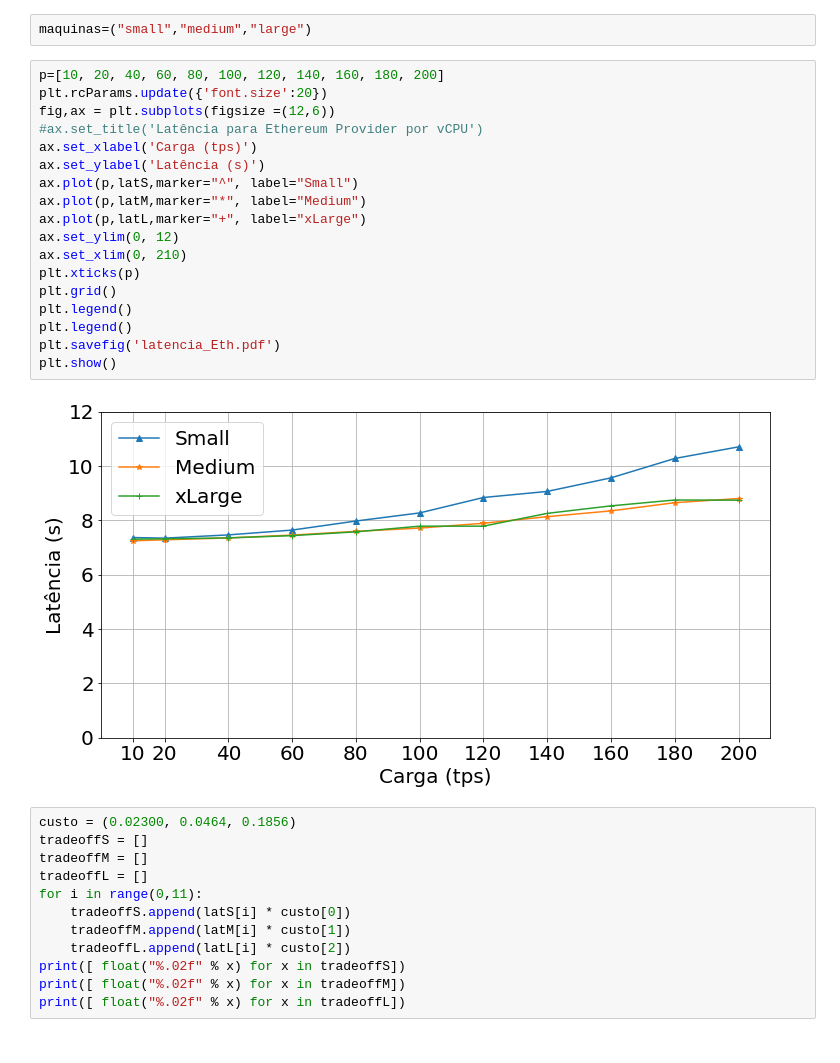
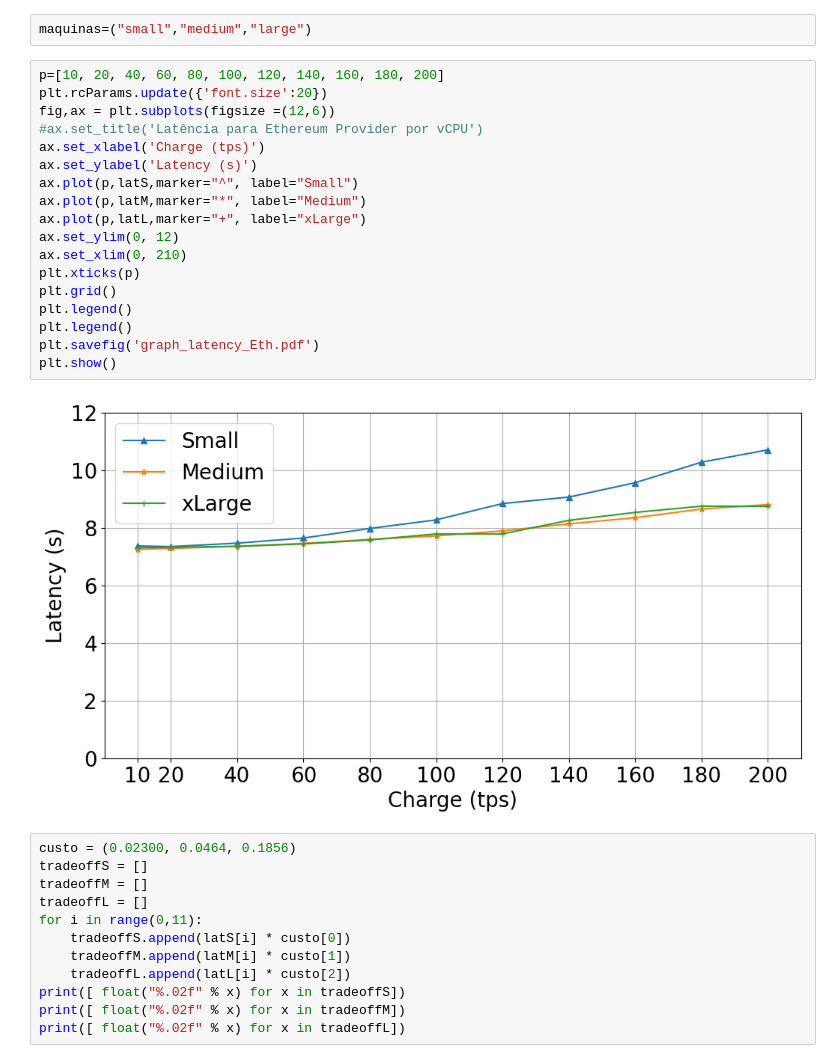
Before and after one commit to LABPAAD/blockchain_performance, a Jupyter notebook: Ethereum/graficos/sinais.ipynb, the cells around one changed output. Cells and saved outputs as stored; diff of their text form.

```diff
--- a/Ethereum/graficos/sinais.ipynb
+++ b/Ethereum/graficos/sinais.ipynb
@@ -99,23 +99,23 @@ maquinas=("small","medium","large")
 # %%
 p=[10, 20, 40, 60, 80, 100, 120, 140, 160, 180, 200]
 plt.rcParams.update({'font.size':20})
 fig,ax = plt.subplots(figsize =(12,6))
 #ax.set_title('Latência para Ethereum Provider por vCPU')
-ax.set_xlabel('Carga (tps)')
-ax.set_ylabel('Latência (s)')
+ax.set_xlabel('Charge (tps)')
+ax.set_ylabel('Latency (s)')
 ax.plot(p,latS,marker="^", label="Small")
 ax.plot(p,latM,marker="*", label="Medium")
 ax.plot(p,latL,marker="+", label="xLarge")
 ax.set_ylim(0, 12)
 ax.set_xlim(0, 210)
 plt.xticks(p)
 plt.grid()
 plt.legend()
 plt.legend()
-plt.savefig('latencia_Eth.pdf')
+plt.savefig('graph_latency_Eth.pdf')
 plt.show()
 # %% [output]
-[figure, old version]
+[figure, new version]
 # %%
 custo = (0.02300, 0.0464, 0.1856)
 tradeoffS = []
```
Also changed, not shown: parts of 4 cells of this notebook, 17 other files.
